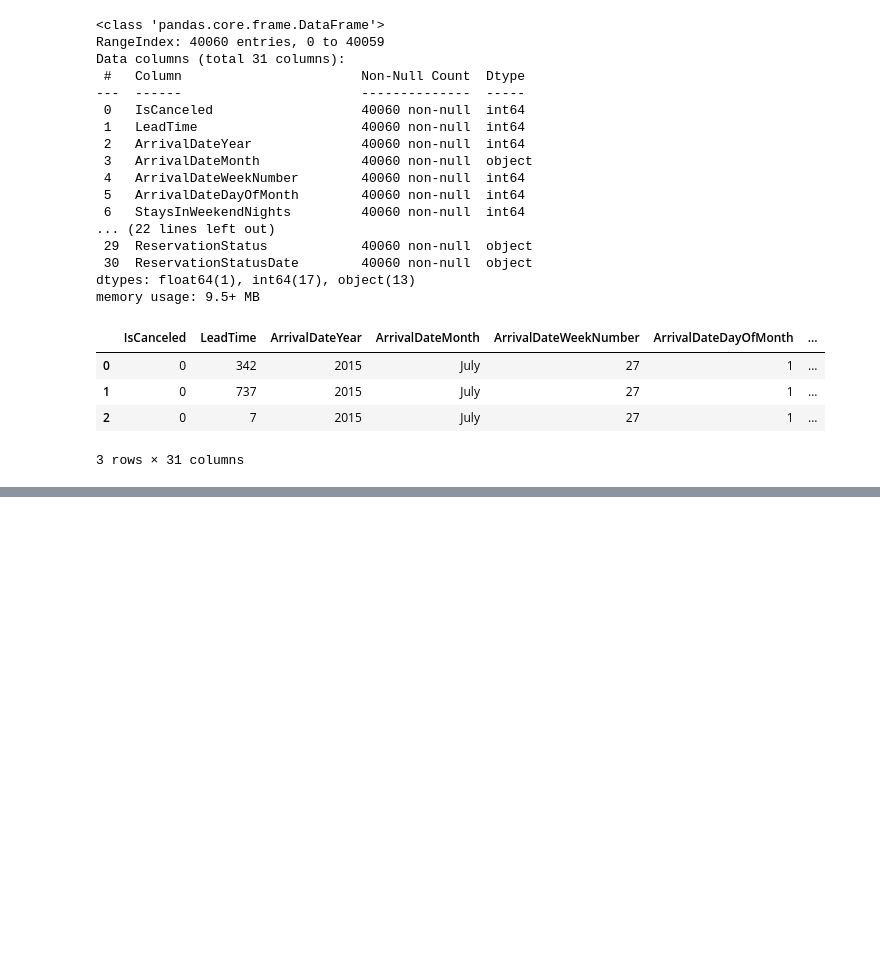
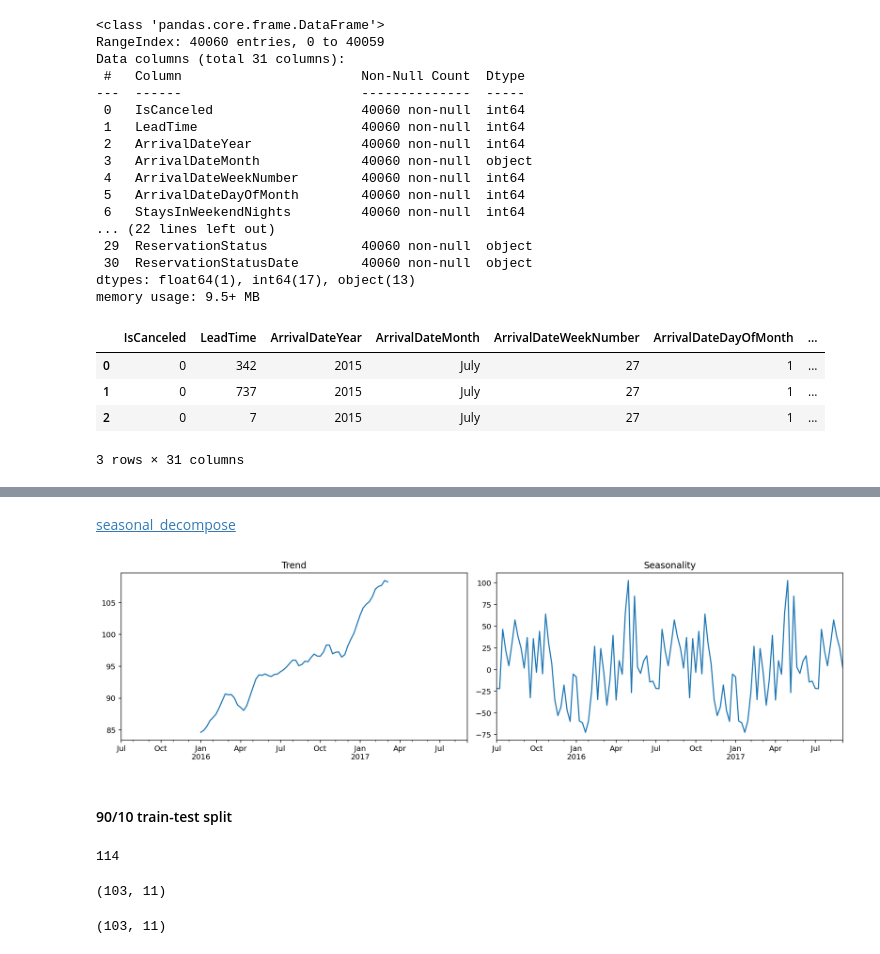
Before and after one commit to dimi-tree/time-series-forecasting, a Jupyter notebook: 01_hotel_cancellations.ipynb, the cells around one changed output, grey strips where cells are left out. Cells and saved outputs as stored; diff of their text form; code cells hidden in the pictures; blank space fills up the shorter version.

```diff
--- a/01_hotel_cancellations.ipynb
+++ b/01_hotel_cancellations.ipynb
@@ -82,0 +97,28 @@ DatetimeIndex(['2015-07-05', '2015-07-12', '2015-07-19', '2015-07-26',
+# %% [markdown]
+[seasonal_decompose](https://www.statsmodels.org/v0.12.0/generated/statsmodels.tsa.seasonal.seasonal_decompose.html)
+# %%
+decomposition = seasonal_decompose(ts, period=52)
+
+fig, axs = plt.subplots(ncols=2, sharex=True, figsize=(14, 4))
+
+_ = decomposition.trend.plot(ax=axs[0], title='Trend')
+_ = decomposition.seasonal.plot(ax=axs[1], title='Seasonality')
+# decomposition.resid
+
+fig.tight_layout()
+# %% [output]
+[figure, added]
+# %% [markdown]
+#### 90/10 train-test split
+# %%
+len(ts)
+round(len(ts) * .9), len(ts) - round(len(ts) * .9)
+# %% [output]
+114
+(103, 11)
+# %%
+train, test = ts.iloc[:103], ts.iloc[103:]
+
+len(train), len(test)
+# %% [output]
+(103, 11)
```
Also changed, not shown: parts of 7 cells of this notebook.
